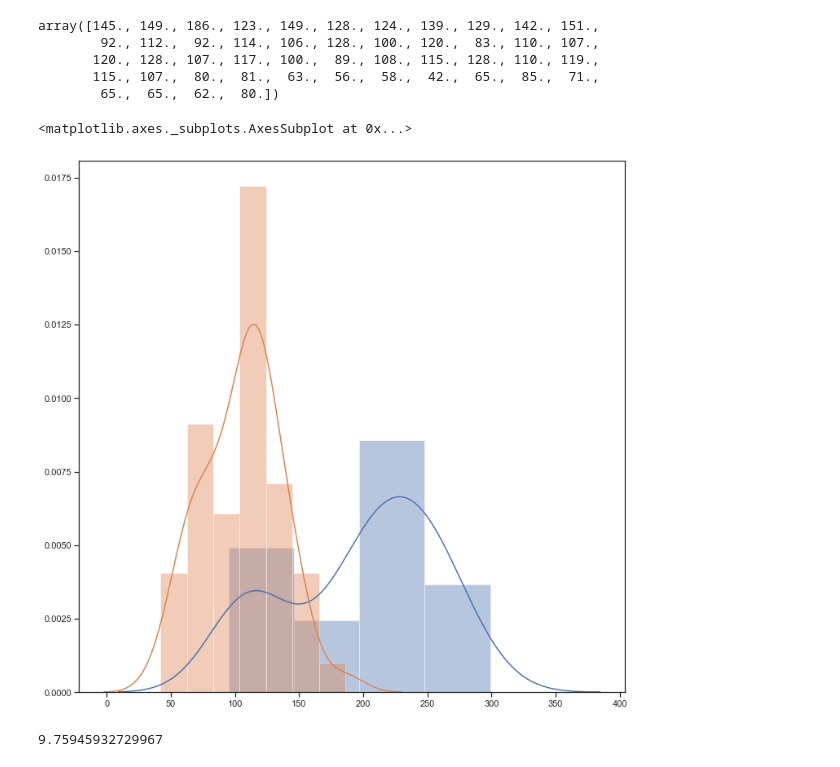
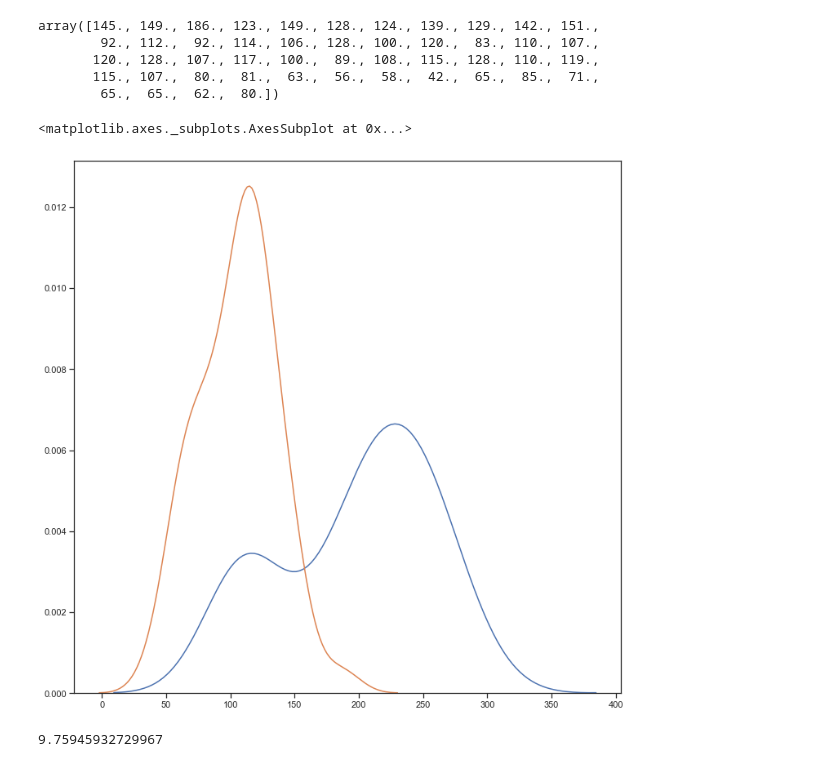
Before and after one commit to thomasribaroff/Mod3Project, a Jupyter notebook: Mahima's working notebook-2.ipynb, the cells around one changed output. Drawn from its saved outputs; the diff is of its cells as text; code cells hidden in the pictures.

```diff
--- a/Mahima's working notebook-2.ipynb
+++ b/Mahima's working notebook-2.ipynb
@@ -138,17 +138,17 @@ import testing_data as td
 # %%
 sns.set(color_codes=True)
 sns.set_context("paper")
 sns.set(rc={'figure.figsize':(12,12)})
 sns.set_style("ticks")
 
 sns.set_color_codes()
-sns.distplot(la) # Blue distribution
-sns.distplot(le) # Orange
+sns.distplot(la,hist=False) # Blue distribution
+sns.distplot(le,hist=False) # Orange
 
 
 # overlapping_density(package, input_vars, target_vars)
 # %% [output]
 <matplotlib.axes._subplots.AxesSubplot at 0x...>
-[figure, old version]
+[figure, new version]
 # %%
 #We can see there is a much higher variance between the incidents of robbery
```
Also changed, not shown: parts of 13 cells of this notebook, 1 other file.
